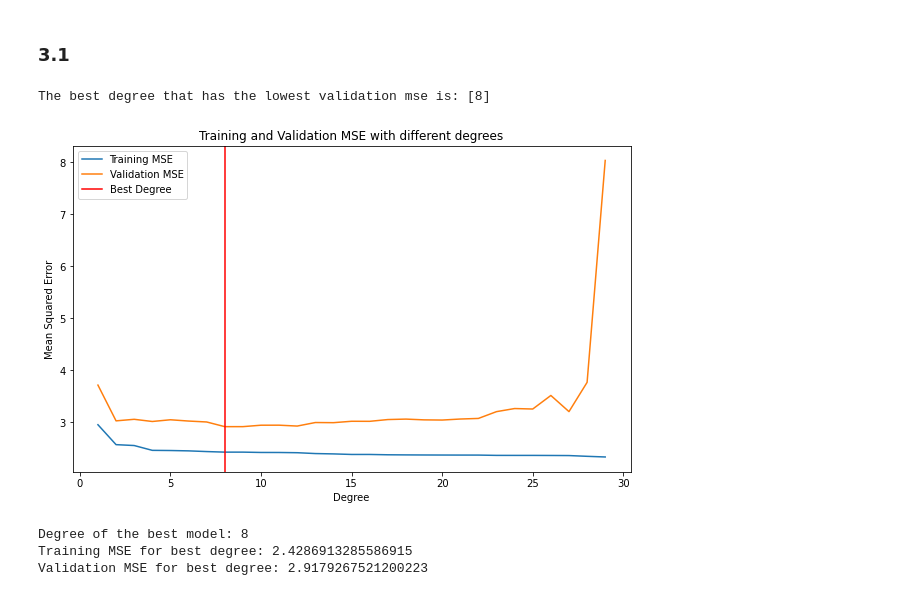
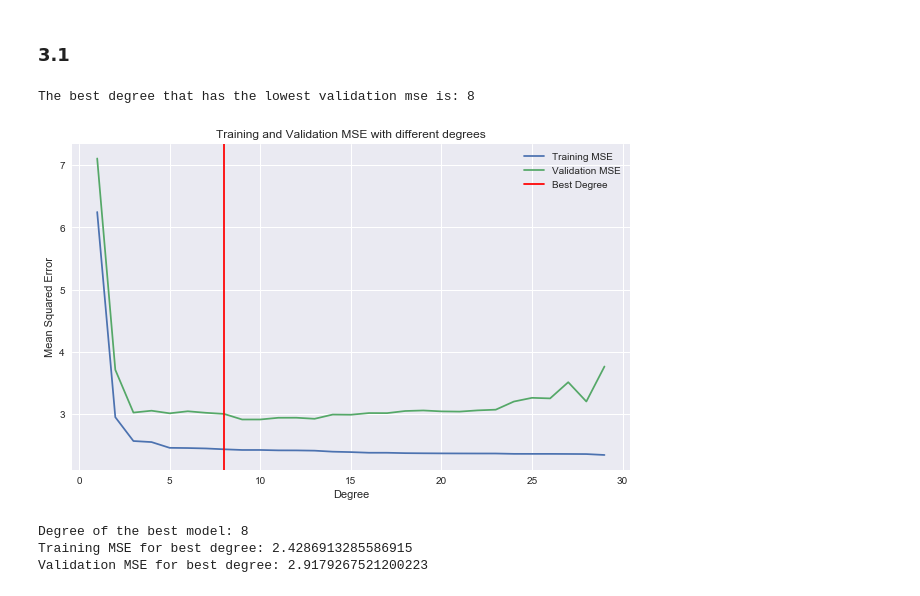
Before and after one commit to Wangsherpa/homeworks, a Jupyter notebook: Homework-2/ai1_c1_homework2_students.ipynb, the cells around one changed output. Drawn from its saved outputs; the diff is of its cells as text; code cells hidden in the pictures.

```diff
--- a/Homework-2/ai1_c1_homework2_students.ipynb
+++ b/Homework-2/ai1_c1_homework2_students.ipynb
@@ -125,6 +125,8 @@ the spreading factor and percentage change in population?
 # %% [markdown]
 ### 1.1
 # %%
+# set default plot theme as seaborn
+plt.style.use('seaborn')
 df = pd.read_csv('data/bacteria_train.csv')
 df.head()
 # %% [output]
@@ -299,12 +321,11 @@ x_train, x_val, y_train, y_val = train_test_split(x, y, test_size = 0.2, random_
 # your code here
 #selecting max degree
 max_degree = 50
-test_mse_dict = {}
 
 # create a list to save training and validation error
 training_error, validation_error = [], []
 
-for d in range(1, max_degree):
+for d in range(max_degree):
     x_train_poly = PolynomialFeatures(d).fit_transform(x_train)
     x_val_poly = PolynomialFeatures(d).fit_transform(x_val)
 
@@ -322,28 +343,25 @@ for d in range(1, max_degree):
     # append the training and validation errors
     training_error.append(training_mse)
     validation_error.append(validation_mse)
-
-    # keep track of degree and mse
-    test_mse_dict[d] = validation_mse
 # %%
 # your code here
 # getting the best degree that has the lowest validation mse
-best_degree = [d for d in test_mse_dict if test_mse_dict[d] == min(test_mse_dict.values())]
+best_degree = np.argmin(validation_error)
 print(f"The best degree that has the lowest validation mse is: {best_degree}")
 
 # plotting training and validation mse with all the degrees
 plt.figure(figsize=(10, 6))
 plt.plot(range(1, 30), training_error[:29], label="Training MSE")
 plt.plot(range(1, 30), validation_error[:29], label="Validation MSE")
-plt.axvline(best_degree[0], color='red', label="Best Degree")
+plt.axvline(best_degree, color='red', label="Best Degree")
 plt.title("Training and Validation MSE with different degrees")
 plt.xlabel("Degree")
 plt.ylabel("Mean Squared Error")
 plt.legend()
 plt.show()
 # %% [output]
-The best degree that has the lowest validation mse is: [8]
+The best degree that has the lowest validation mse is: 8
-[figure, old version]
+[figure, new version]
 # %%
 # Print the train and validation MSE along with the degree of the best model.
 # To do this find the degree that gives the lowest MSE.
```
Also changed, not shown: parts of 37 cells of this notebook.
